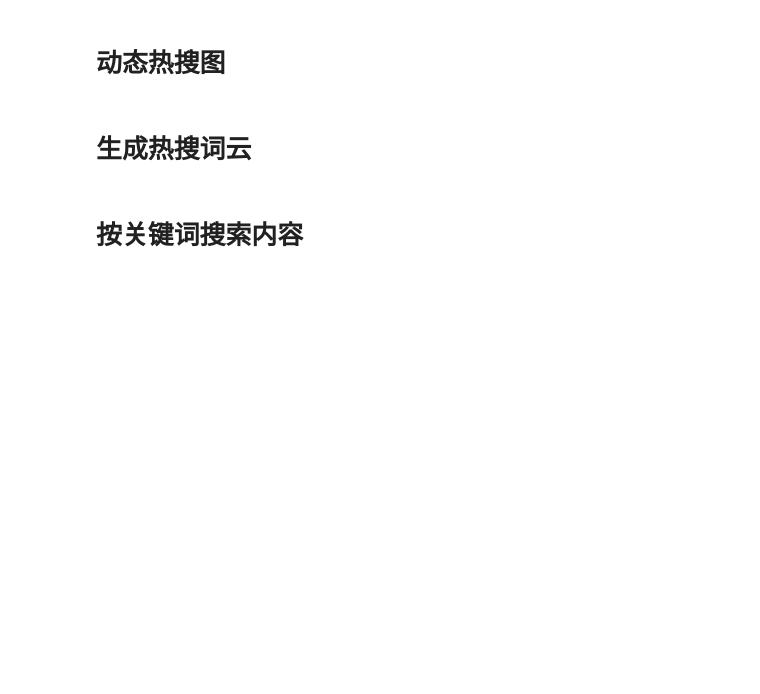
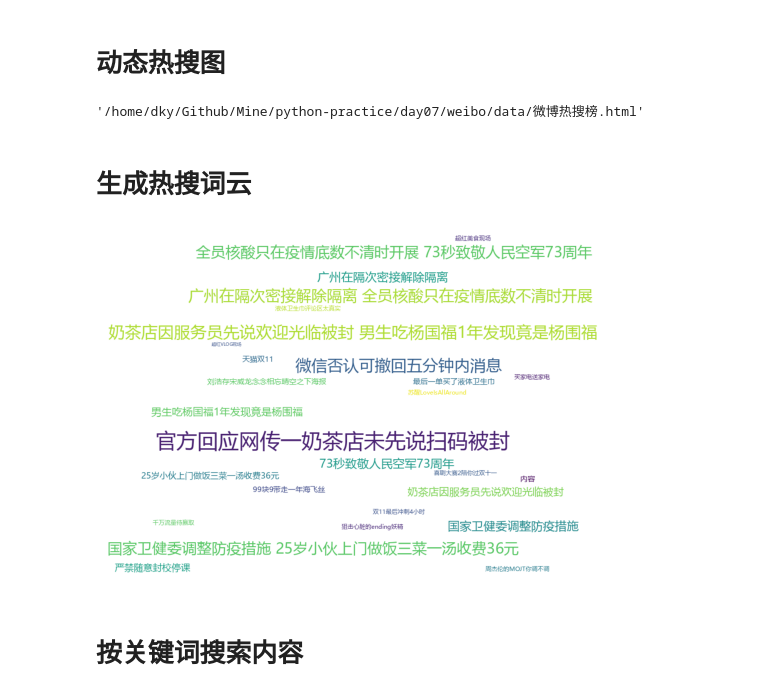
Before and after one commit to inspireMeNow/python-practice, a Jupyter notebook: day07/weibo/main.ipynb, the cells around one changed output. Drawn from its saved outputs; the diff is of its cells as text; code cells hidden in the pictures; blank space fills up the shorter version.

```diff
--- a/day07/weibo/main.ipynb
+++ b/day07/weibo/main.ipynb
@@ -55,12 +57,20 @@ plt.show()
 # %% [markdown]
 # 帖子热度统计
 # %%
-# 导入字体管理库
+# 导入库
 from matplotlib import font_manager
+from datetime import datetime
 likes=df.loc[:,"点赞数"]
 comment=df.loc[:,"评论数"]
 forward=df.loc[:,"转发数"]
-time=df.loc[:,"发布时间"]
+s=df.loc[:,"发布时间"]
+print()
+l=[]
+i=1
+while i<len(s):
+    l.append(datetime.strptime(str(s[i]),"%Y-%m-%d %H:%M"))
+    i+=1
+time=pd.DataFrame(l)
 my_font = font_manager.FontProperties(fname=r"data/msyh.ttc")
 plt.figure(figsize=(15,8),dpi=80)
 plt.plot(range(len(likes)), likes, label='点赞数',color="r")
@@ -74,4 +84,4 @@ plt.grid(alpha=0.2)
 plt.legend(prop=my_font,loc="upper left")
 plt.title('微博热度折线图',fontproperties=my_font)
 plt.show()
-plt.savefig('data/hot.png')
+plt.savefig('data/帖子热度统计.png')
@@ -130,9 +156,9 @@ from pyecharts.commons.utils import JsCode
 import pandas as pd
 data=pd.read_csv('data/微博热搜.csv')
 tl = Timeline({"theme": ThemeType.MACARONS})
-for i in range(4):
-    l=list(data['时间'])[i*10]
-    print(l)
+
+# 指定热搜图持续的分钟数
+for i in range(20):
     bar = (
         Bar({"theme": ThemeType.MACARONS})
         .add_xaxis(list(data['内容'])[i*10:i*10+10][::-1])
@@ -159,33 +185,37 @@ for i in range(4):
         is_timeline_show=False,  #是否显示 timeline 组件
         is_auto_play=True,
     )
-tl.render_notebook()
+tl.render('data/微博热搜榜.html')
+# %% [output]
+'/home/dky/Github/Mine/python-practice/day07/weibo/data/微博热搜榜.html'
 # %% [markdown]
 # 生成热搜词云
 # %%
 # 导入库
 from wordcloud import WordCloud
 import PIL .Image as image
 import imageio
 
 
 hots=data['内容']
 text = " ".join(i for i in hots)
 wordcloud=WordCloud(font_path="data/msyh.ttc",
                     width=1000,
                     height=700,
                     background_color='white').generate(text)
 word_image=wordcloud.to_image()
-word_image.save('data/hots.png','png')
+word_image.save('data/热搜词云.png','png')
 # 显示图片
 import matplotlib.pyplot as plt
 import matplotlib.image as mpimg
 import numpy as np
 
-lena = mpimg.imread('data/hots.png')
+lena = mpimg.imread('data/热搜词云.png')
 plt.imshow(lena)
 plt.axis('off')
 plt.show()
+# %% [output]
+[figure, added]
 # %% [markdown]
 # 按关键词搜索内容
 # %%
```
Also changed, not shown: parts of 8 cells of this notebook, 18 other files.
